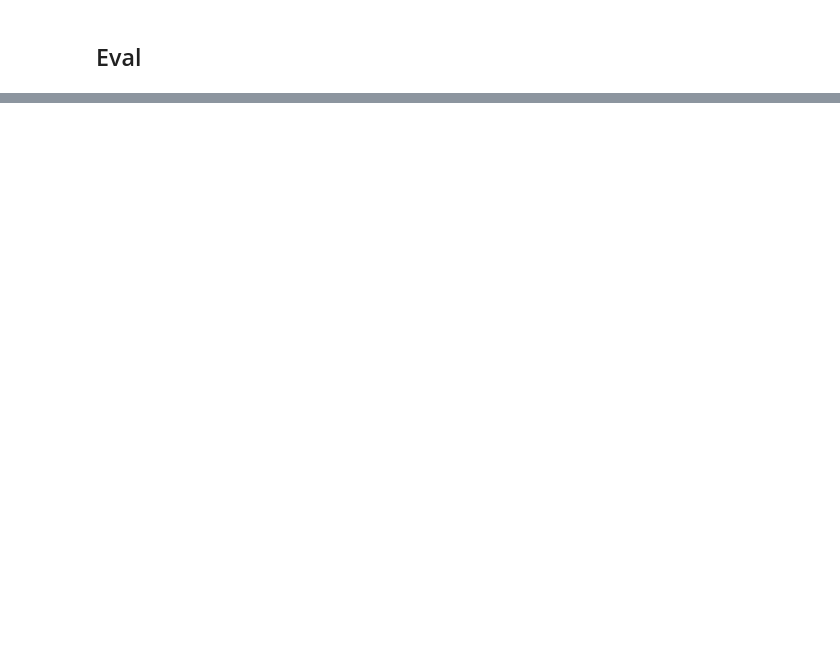
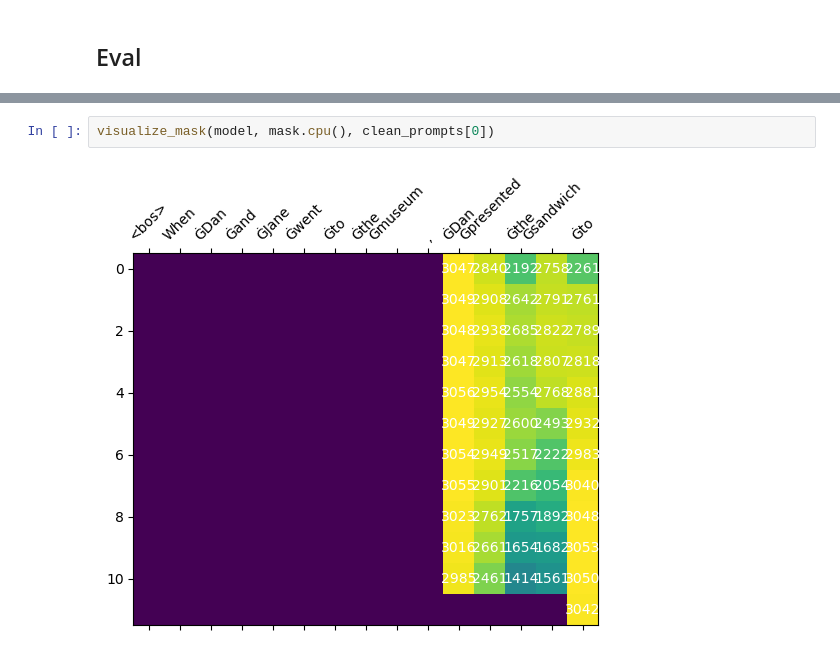
Before and after one commit to D4niel0s/NLP_project_circuits, a Jupyter notebook: neuron-clusters-influence_circuit.ipynb, the cells around one changed output, grey strips where cells are left out. Cells and saved outputs as stored; diff of their text form; blank space fills up the shorter version.

```diff
--- a/neuron-clusters-influence_circuit.ipynb
+++ b/neuron-clusters-influence_circuit.ipynb
@@ -770,3 +773,7 @@ plt.show()
+# %%
+visualize_mask(model, mask.cpu(), clean_prompts[0])
+# %% [output]
+[figure, added]
 # %%
 plt.figure(figsize=(18, 5))
 
```
Also changed, not shown: parts of 7 cells of this notebook, 1 other file.
